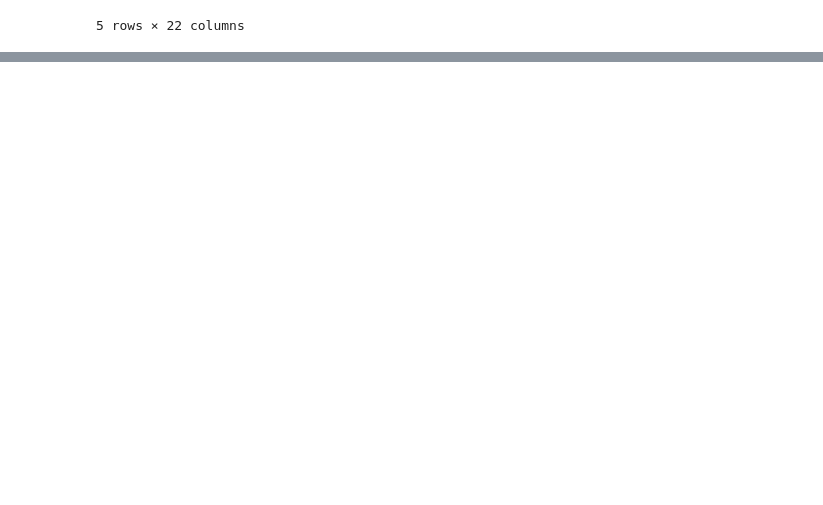
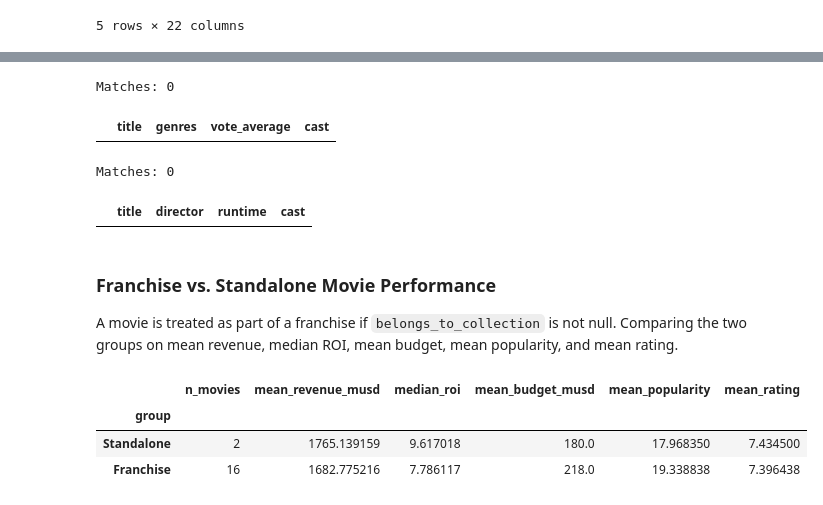
Before and after one commit to Joh-Ishimwe/tmdb-movie-analysis, a Jupyter notebook: notebooks/tmdb_movie_analysis.ipynb, the cells around one changed output, grey strips where cells are left out. Drawn from its saved outputs; the diff is of its cells as text; code cells hidden in the pictures; blank space fills up the shorter version.

```diff
--- a/notebooks/tmdb_movie_analysis.ipynb
+++ b/notebooks/tmdb_movie_analysis.ipynb
@@ -426,0 +507,15 @@ Saved to ../data/processed/tmdb_movies_clean.csv
+# %%
+df['profit_musd'] = df['revenue_musd'] - df['budget_musd']
+df['roi'] = df['revenue_musd'] / df['budget_musd']
+
+# Highest Profit
+print(top_movies(df, 'profit_musd', n=5))
+
+# Lowest Profit
+print(top_movies(df, 'profit_musd', n=5, ascending=True))
+
+# Highest ROI (only budget >= 10M)
+print(top_movies(df, 'roi', n=5, min_budget=10))
+
+# Lowest ROI (only budget >= 10M)
+print(top_movies(df, 'roi', n=5, ascending=True, min_budget=10))
@@ -426,0 +544,49 @@ Saved to ../data/processed/tmdb_movies_clean.csv
+# %%
+# Search 1: best-rated Science Fiction Action movies starring Bruce Willis
+search_1 = df[
+    df['genres'].str.contains('Science Fiction', na=False)
+    & df['genres'].str.contains('Action', na=False)
+    & df['cast'].str.contains('Bruce Willis', na=False)
+].sort_values('vote_average', ascending=False)
+
+print(f"Matches: {len(search_1)}")
+search_1[['title', 'genres', 'vote_average', 'cast']]
+# %% [output]
+Matches: 0
+|  | title | genres | vote_average | cast |
+# %%
+# Search 2: movies starring Uma Thurman, directed by Quentin Tarantino, shortest runtime first
+search_2 = df[
+    df['cast'].str.contains('Uma Thurman', na=False)
+    & (df['director'] == 'Quentin Tarantino')
+].sort_values('runtime', ascending=True)
+
+print(f"Matches: {len(search_2)}")
+search_2[['title', 'director', 'runtime', 'cast']]
+# %% [output]
+Matches: 0
+|  | title | director | runtime | cast |
+# %% [markdown]
+### Franchise vs. Standalone Movie Performance
+
+A movie is treated as part of a franchise if `belongs_to_collection` is not null. Comparing the two groups on mean revenue, median ROI, mean budget, mean popularity, and mean rating.
+# %%
+df['is_franchise'] = df['belongs_to_collection'].notna()
+
+franchise_vs_standalone = df.groupby('is_franchise').agg(
+    n_movies=('title', 'count'),
+    mean_revenue_musd=('revenue_musd', 'mean'),
+    median_roi=('roi', 'median'),
+    mean_budget_musd=('budget_musd', 'mean'),
+    mean_popularity=('popularity', 'mean'),
+    mean_rating=('vote_average', 'mean'),
+)
+franchise_vs_standalone.index = franchise_vs_standalone.index.map({True: 'Franchise', False: 'Standalone'})
+franchise_vs_standalone.index.name = 'group'
+
+franchise_vs_standalone
+# %% [output]
+|  | n_movies | mean_revenue_musd | median_roi | mean_budget_musd | mean_popularity | mean_rating |
+| group |  |  |  |  |  |  |
+| Standalone | 2 | 1765.139159 | 9.617018 | 180.0 | 17.968350 | 7.434500 |
+| Franchise | 16 | 1682.775216 | 7.786117 | 218.0 | 19.338838 | 7.396438 |
```
Also changed, not shown: parts of 13 cells of this notebook.
